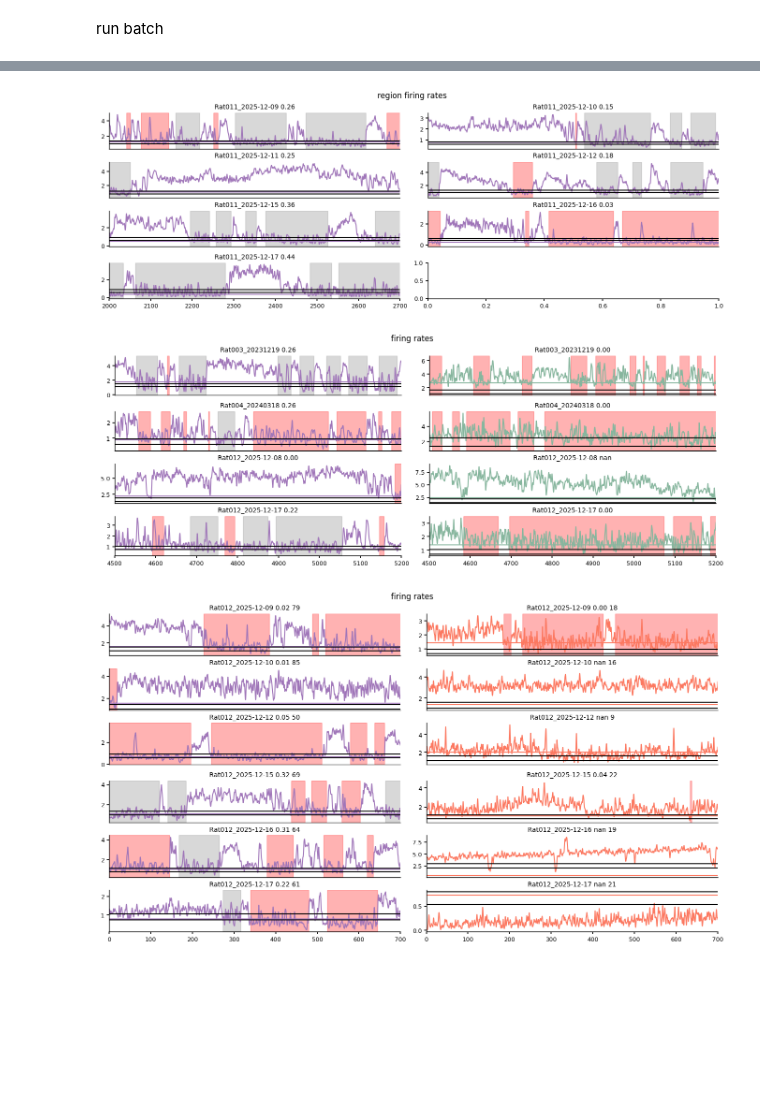
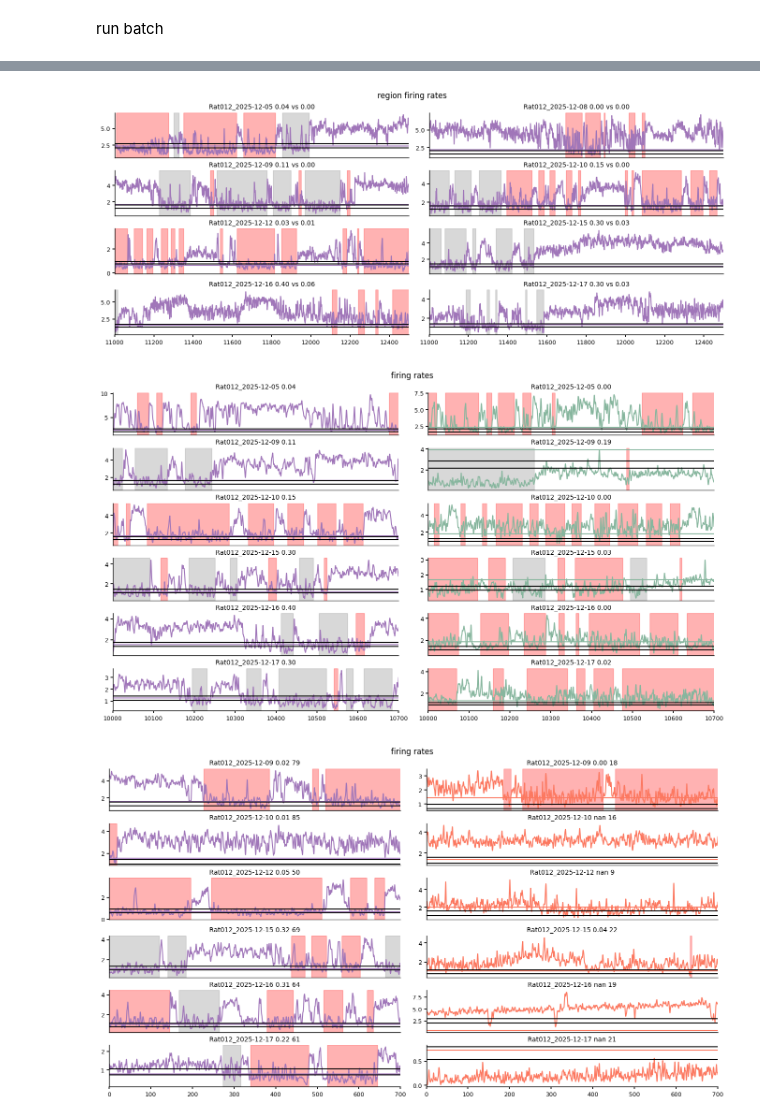
Before and after one commit to pietro-bozzo/NRCode, a Jupyter notebook: Python/detectISAvalanches.ipynb, the cells around one changed output, grey strips where cells are left out. Saved outputs shown, nothing was run; the diff lists cells and outputs as text; code cells hidden in the pictures; blank space fills up the shorter version.

Commit message:
new reults: ISA detection box plots, HPC-PFC coupling

```diff
--- a/Python/detectISAvalanches.ipynb
+++ b/Python/detectISAvalanches.ipynb
@@ -191,11 +193,11 @@ def _infraSlowIntervals(session,regs=None,anat=None,when='sleep.*#0',threshold=N
 # %%
-threshold = {3: [20,90,95], 4: [20,97,100], 2: [20,97,100], 11: [20,75,80], 12: [20,90,95], 386: [20,90,95], 392: [20,90,95], 399: [20,90,95], 401: [20,90,95]} # rat -> thresholds
+threshold = {3: [20,90,95], 4: [20,97,100], 2: [20,97,100], 11: [20,75,80], 12: [20,98,97], 386: [20,90,95], 392: [20,90,95], 399: [20,90,95], 401: [20,90,95]} # rat -> thresholds
 # %%
 # test on one session
 session, args = fma.data.readBatchFile(batch_file)
-session, args = session[81], args[81]
+session, args = session[60], args[60]
 if args == []:
     args = [None, None]
 print(session)
-fraction, isr_dict, on_dict, isr_excl_dict, fr, thresh_data, units = _infraSlowIntervals(session,regs=args[0],anat=args[1],when='sleep.*',threshold=threshold)
+fraction, isr_dict, on_dict, isr_excl_dict, fr, thresh_data, units = _infraSlowIntervals(session,regs=args[0],anat=args[1],when='sleep.*',threshold=threshold,save=False)
 # %% [output]
@@ -219,0 +205,14 @@ fma.plotting.setProp(ax[:-1],xticks=[]);
+# %%
+print([f"{fraction['region'][i].item()} {units[i].item()} {f}" for i, f in enumerate(fraction.values)])
+start = 2000
+stop = start + 3000
+fig, ax = fma.plotting.makeFigure(f'ISA detection, {fraction.base.values}',[len(fraction['region']),1],size=[38,len(fraction['region'])*3])
+for i, r in enumerate(fraction['region'].values):
+    fma.plotting.plotXY(fr[:,[0,1+i]],start,stop,color=isru.paperColors(r),ax=ax[i])
+    ax[i].axhline(thresh_data[0].sel(region=r),color=isru.paperColors(r))
+    ax[i].axhline(thresh_data[1].sel(region=r),color='k')
+    ax[i].axhline(thresh_data[2].sel(region=r),color='k')
+    fma.plotting.plotIntervals(isr_dict[r],ax=ax[i])
+    fma.plotting.plotIntervals(isr_excl_dict[r],color='r',ax=ax[i])
+    ax[i].set_xlim([start,stop])
+fma.plotting.setProp(ax[:-1],xticks=[]);
@@ -220,7 +222,7 @@ fma.plotting.setProp(ax[:-1],xticks=[]);
 # %% [markdown]
 run batch
 # %%
-fraction, isr_dict, on_dict, isr_excl_dict, fr, thresh_data, units = fma.data.runBatch(batch_file,_infraSlowIntervals,kwargs={'when': 'sleep.*','threshold': threshold, 'save': True},parallel=True)
+fraction, isr_dict, on_dict, isr_excl_dict, fr, thresh_data, units = fma.data.runBatch(batch_file,_infraSlowIntervals,kwargs={'when': 'sleep.*','threshold': threshold, 'save': False},parallel=True)
 # concatenate sessions
 fraction_cat = xr.concat([d for d in fraction if d is not None],dim='rat',join='outer') # (session, region, threshold)
 # average per animal
@@ -241,28 +243,28 @@ Batch completed with 0 errors, 2026-06-20 12:44:57.009600
 # %%
 # see NR results
-start = np.array([3000,000,2000,2000,2700,4000,2000,2000,1800,3000,2000,2000])
-stop = start + 700
-rat = 11
+start = np.array([000,000, 2000,2000, 2700,11000, 11000,11000, 1800,3000,2000,2000])
+stop = start + 1500
+rat = 12
 sessions = np.where(fraction_cat['rat']==rat)[0][::]
 fig, ax = fma.plotting.makeFigure('region firing rates',[(len(sessions)+1)//2,2],size=[34,3.2*(len(sessions)+1)//2])
 for i, s in enumerate(sessions):
         r_ind = int(np.where(fraction[s]['region']=='nr')[0][0])
         a_idx = np.unravel_index(i,ax.shape)
         fma.plotting.plotXY(fr[s][:,[0,1+r_ind]],start[i],stop[i],color=isru.paperColors('nr'),ax=ax[a_idx])
         ax[a_idx].axhline(thresh_data[s][0].sel(region='nr'),color=isru.paperColors('nr'))
         ax[a_idx].axhline(thresh_data[s][1].sel(region='nr'),color='k')
         ax[a_idx].axhline(thresh_data[s][2].sel(region='nr'),color='k')
         fma.plotting.plotIntervals(isr_dict[s]['nr'],ax=ax[a_idx])
         fma.plotting.plotIntervals(isr_excl_dict[s]['nr'],color='r',ax=ax[a_idx])
-        ax[a_idx].set_xlim([start[i],stop[i]]), ax[a_idx].set_title(f"{fraction[s]['base'].item()} {fraction[s].sel(region='nr').values:.2f}",fontsize=10)
+        ax[a_idx].set_xlim([start[i],stop[i]]), ax[a_idx].set_title(f"{fraction[s]['base'].item()} {fraction[s].sel(region='nr').values:.2f} vs {fraction[s].sel(region='th').values:.2f}",fontsize=10)
 fma.plotting.setProp(ax[:-1,:],xticks=[]);
 # %% [output]
-[figure, old version]
+[figure, new version]
 # %%
 # compare NR and HPC
-start = np.array([2000,1500,3000,4500,2000])
+start = np.array([2000,1500,3000,10000,10000,10000, 2000,2000])
 stop = start + 700
-sessions = [5,29,51,57]
+sessions = [50,52,53,55,56,57]
 fig, ax = fma.plotting.makeFigure('firing rates',[len(sessions),2],size=[34,3.2*len(sessions)])
 for i, s in enumerate(sessions):
     for k, r in enumerate(['nr','hpc']):
@@ -276,7 +278,7 @@ for i, s in enumerate(sessions):
         ax[i,k].set_xlim([start[i],stop[i]]), ax[i,k].set_title(f"{fraction[s]['base'].item()} {fraction[s].sel(region=r).values:.2f}",fontsize=10)
 fma.plotting.setProp(ax[:-1,:],xticks=[]);
 # %% [output]
-[figure, old version]
+[figure, new version]
 # %%
 # compare NR and PFC
 start = np.array([2000,6000,4000,4000,8000,000])
```
Also changed, not shown: parts of 7 cells of this notebook, 3 other files.
